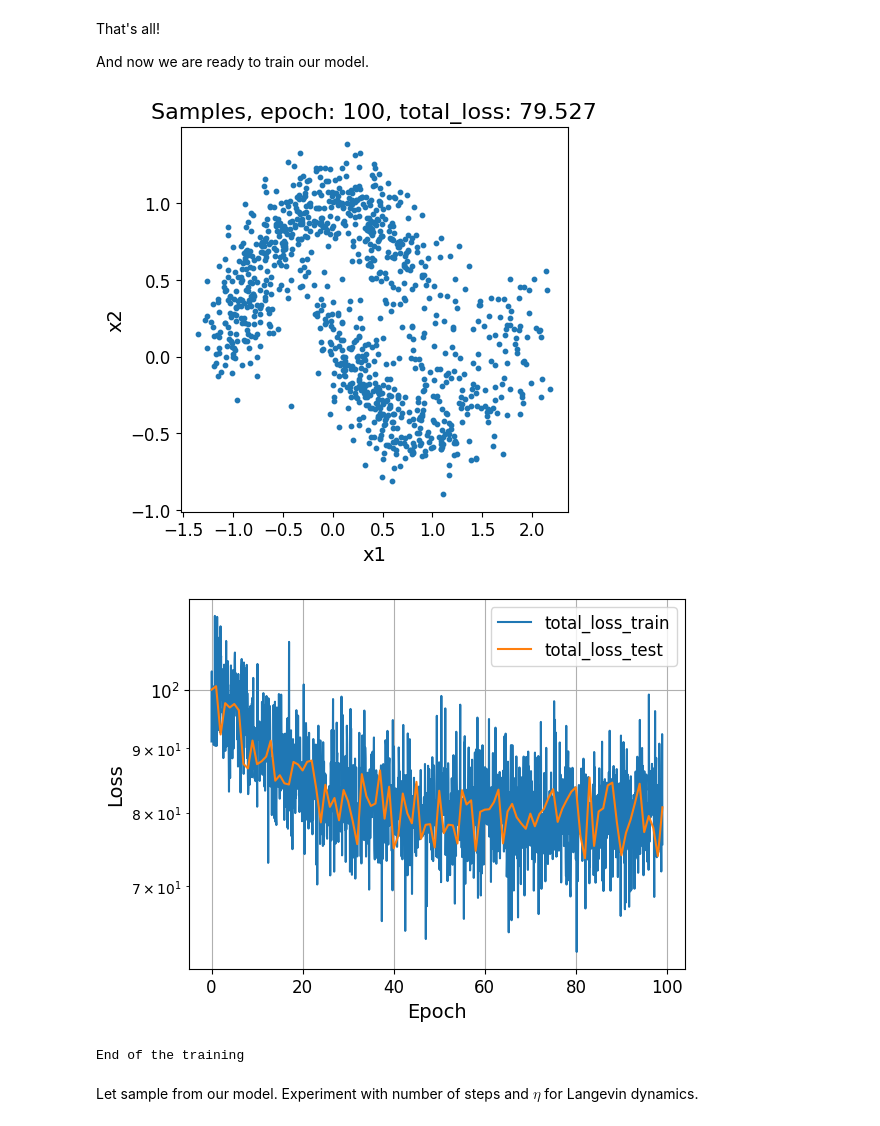
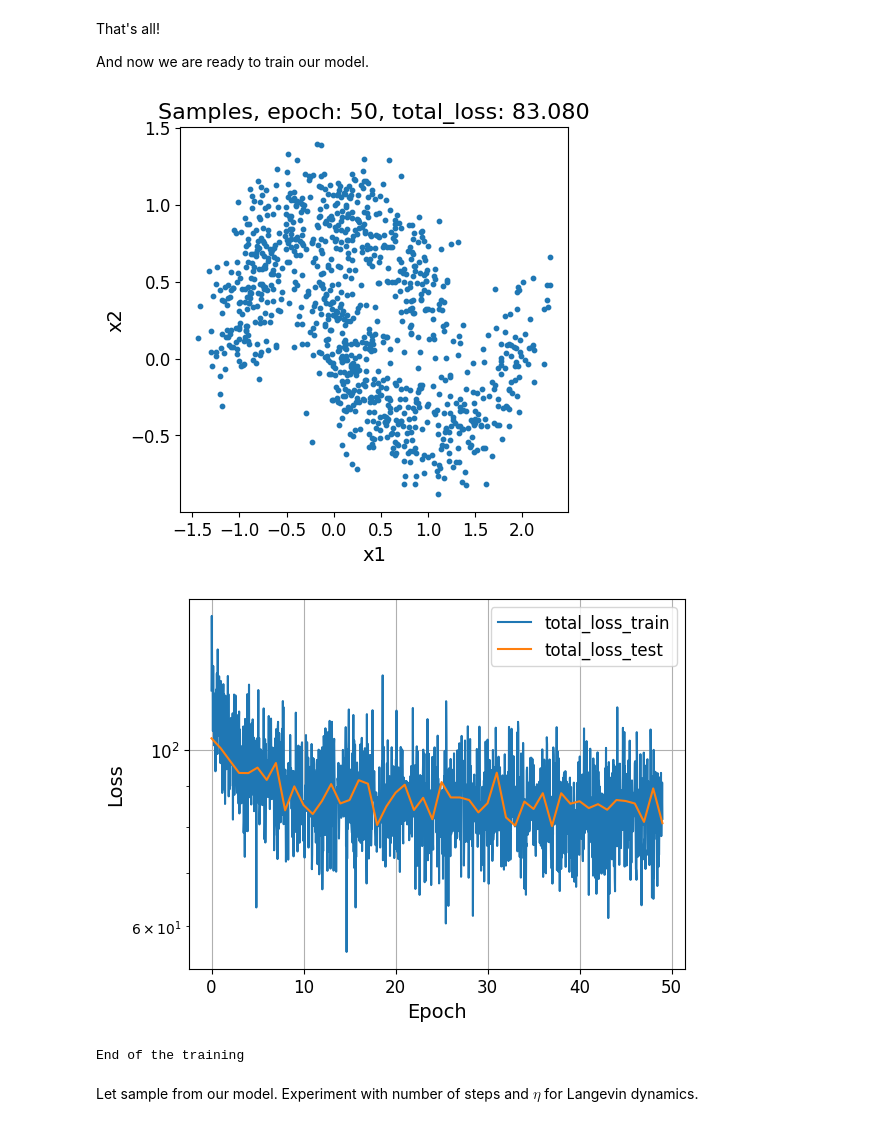
Before and after one commit to Aphelack/2025-DGM-MIPT-YSDA-course, a Jupyter notebook: homeworks/hw4.ipynb, the cells around one changed output. Cells and saved outputs as stored; diff of their text form; code cells hidden in the pictures.

```diff
--- a/homeworks/hw4.ipynb
+++ b/homeworks/hw4.ipynb
@@ -84,7 +84,7 @@ import torch.utils.data as data
 from torch.nn import functional as F
 
 if torch.cuda.is_available():
-    DEVICE = "cuda"
+    DEVICE = "cuda:6"
     print('GPU found :)')
 else:
     DEVICE = "cpu"
@@ -157,7 +159,7 @@ class DenoisingScoreMatcher(BaseModel):
         # sample gaussian noise
         # perturb samples using the noise and sigma
 
-        noise = torch.rand_like(x)
+        noise = torch.randn_like(x)
         noisy_x = x + self.sigma * noise
         # =====
 
@@ -220,46 +222,54 @@ And now we are ready to train our model.
 # ====
 # your code
 # choose these parameters
-BATCH_SIZE =
-EPOCHS =
-LR =
-HIDDEN_SIZE =
-SIGMA =
+BATCH_SIZE = 128
+EPOCHS = 50
+LR = 7e-3
+HIDDEN_SIZE = 512
+SIGMA = 0.13
 # ====
 
 train_loader = data.DataLoader(train_data, batch_size=BATCH_SIZE, shuffle=True)
 test_loader = data.DataLoader(test_data, batch_size=BATCH_SIZE, shuffle=True)
 
 # ====
 # your code
 # define sequential model
 # it is enough to use the sequence of Linear layers with activations
-
+score_model = nn.Sequential(
+    nn.Linear(2, HIDDEN_SIZE),
+    nn.ReLU(),
+    nn.Linear(HIDDEN_SIZE, HIDDEN_SIZE),
+    nn.ReLU(),
+    nn.Linear(HIDDEN_SIZE, HIDDEN_SIZE),
+    nn.ReLU(),
+    nn.Linear(HIDDEN_SIZE, 2),
+)
 # ====
 
 matcher = DenoisingScoreMatcher(
     score_model=score_model, input_shape=(2,), sigma=SIGMA
 )
 
 # choose any optimizer/scheduler as you want
 optimizer = torch.optim.Adam(matcher.parameters(), lr=LR)
 scheduler = torch.optim.lr_scheduler.StepLR(optimizer, step_size=1, gamma=0.95)
 
 train_model(
     matcher,
     train_loader,
     test_loader,
     epochs=EPOCHS,
     optimizer=optimizer,
     scheduler=scheduler,
     device=DEVICE,
     n_samples=1024,
     visualize_samples=True,
     logscale_y=True,
 )
 # %% [output]
-[figure, old version]
+[figure, new version]
-[figure, old version]
+[figure, new version]
 End of the training
 # %% [markdown]
 Let sample from our model. Experiment with number of steps and $\eta$ for Langevin dynamics.
```
Also changed, not shown: parts of 3 cells of this notebook.
